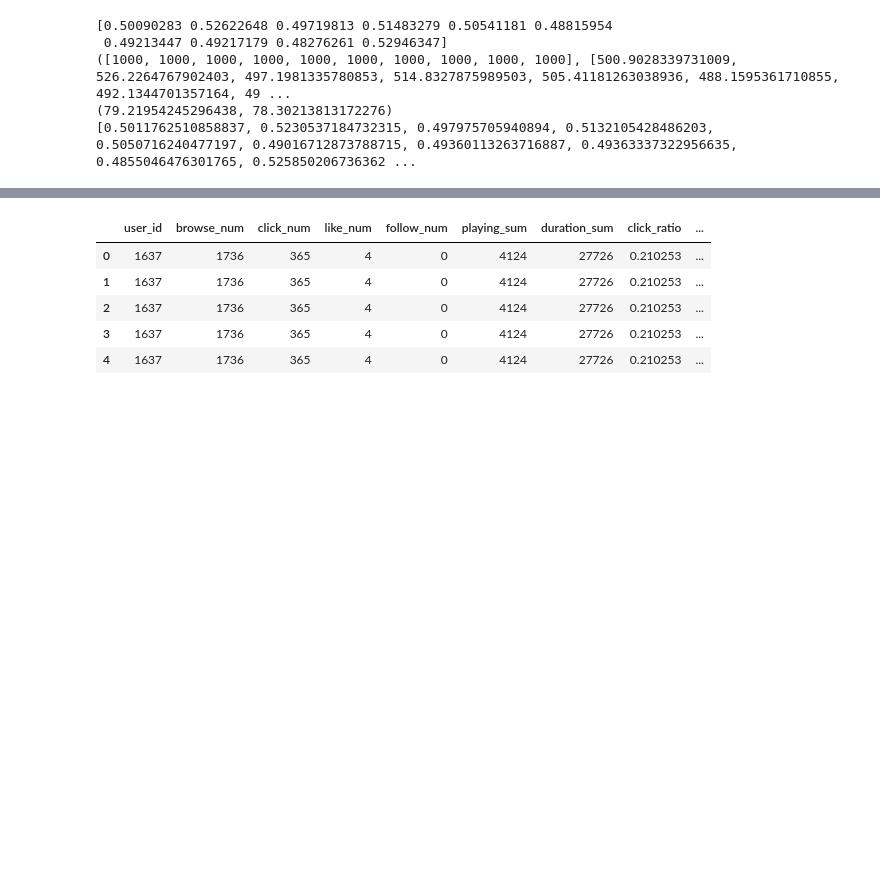
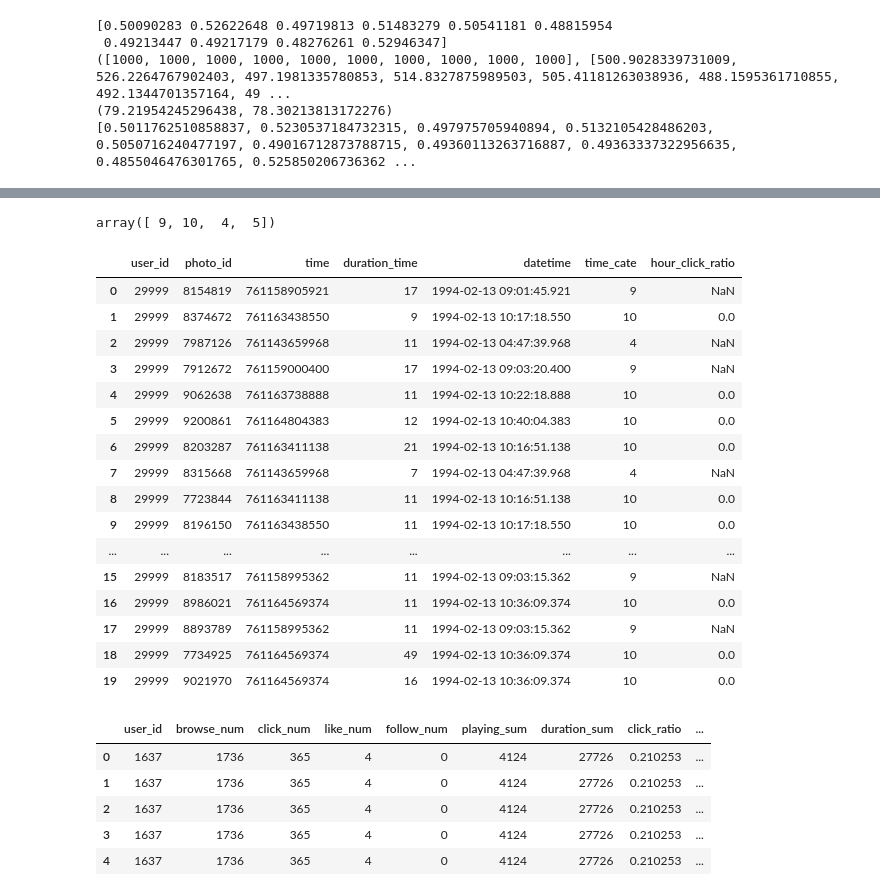
Before and after one commit to kitianFresh/kuaishou, a Jupyter notebook: features/eda2.ipynb, the cells around one changed output, grey strips where cells are left out. Drawn from its saved outputs; the diff is of its cells as text; code cells hidden in the pictures; blank space fills up the shorter version.

```diff
--- a/features/eda2.ipynb
+++ b/features/eda2.ipynb
@@ -1059,0 +1123,4 @@ if __name__ == '__main__':
+# %%
+user_item_test['datetime'] = pd.to_datetime(user_item_test['time']-8*3600*1000, utc=True, unit='ms')
+# %%
+user_item_test['time_cate'] = user_item_test['datetime'].apply(datetime_discretization)
@@ -1059,0 +1136,26 @@ if __name__ == '__main__':
+# %%
+user_item_test[user_item_test['user_id'] == 29999]['time_cate'].unique()
+# %% [output]
+array([ 9, 10,  4,  5])
+# %%
+user_item_test = pd.merge(user_item_test, user_item_train[['user_id', 'time_cate', 'hour_click_ratio']].drop_duplicates(), how='left', on=['user_id', 'time_cate'])
+# %%
+user_item_test.head(20)
+# %% [output]
+|  | user_id | photo_id | time | duration_time | datetime | time_cate | hour_click_ratio |
+| 0 | 29999 | 8154819 | 761158905921 | 17 | 1994-02-13 09:01:45.921 | 9 | NaN |
+| 1 | 29999 | 8374672 | 761163438550 | 9 | 1994-02-13 10:17:18.550 | 10 | 0.0 |
+| 2 | 29999 | 7987126 | 761143659968 | 11 | 1994-02-13 04:47:39.968 | 4 | NaN |
+| 3 | 29999 | 7912672 | 761159000400 | 17 | 1994-02-13 09:03:20.400 | 9 | NaN |
+| 4 | 29999 | 9062638 | 761163738888 | 11 | 1994-02-13 10:22:18.888 | 10 | 0.0 |
+| 5 | 29999 | 9200861 | 761164804383 | 12 | 1994-02-13 10:40:04.383 | 10 | 0.0 |
+| 6 | 29999 | 8203287 | 761163411138 | 21 | 1994-02-13 10:16:51.138 | 10 | 0.0 |
+| 7 | 29999 | 8315668 | 761143659968 | 7 | 1994-02-13 04:47:39.968 | 4 | NaN |
+| 8 | 29999 | 7723844 | 761163411138 | 11 | 1994-02-13 10:16:51.138 | 10 | 0.0 |
+| 9 | 29999 | 8196150 | 761163438550 | 11 | 1994-02-13 10:17:18.550 | 10 | 0.0 |
+| ... | ... | ... | ... | ... | ... | ... | ... |
+| 15 | 29999 | 8183517 | 761158995362 | 11 | 1994-02-13 09:03:15.362 | 9 | NaN |
+| 16 | 29999 | 8986021 | 761164569374 | 11 | 1994-02-13 10:36:09.374 | 10 | 0.0 |
+| 17 | 29999 | 8893789 | 761158995362 | 11 | 1994-02-13 09:03:15.362 | 9 | NaN |
+| 18 | 29999 | 7734925 | 761164569374 | 49 | 1994-02-13 10:36:09.374 | 10 | 0.0 |
+| 19 | 29999 | 9021970 | 761164569374 | 16 | 1994-02-13 10:36:09.374 | 10 | 0.0 |
```
Also changed, not shown: parts of 10 cells of this notebook, 3 other files.
